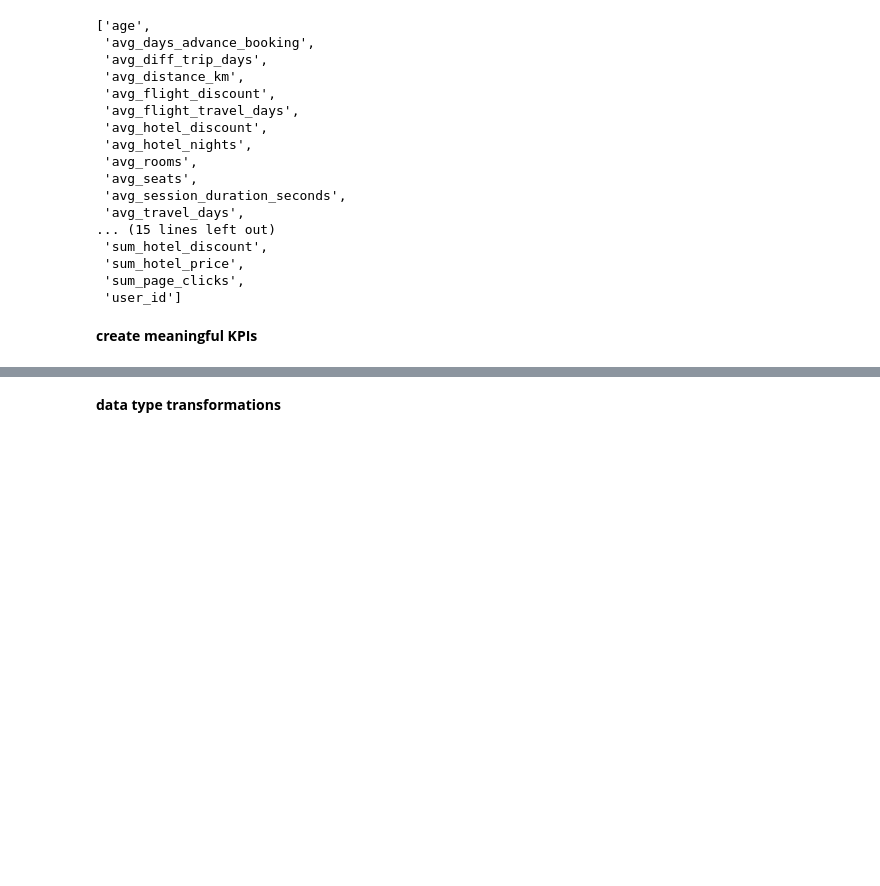
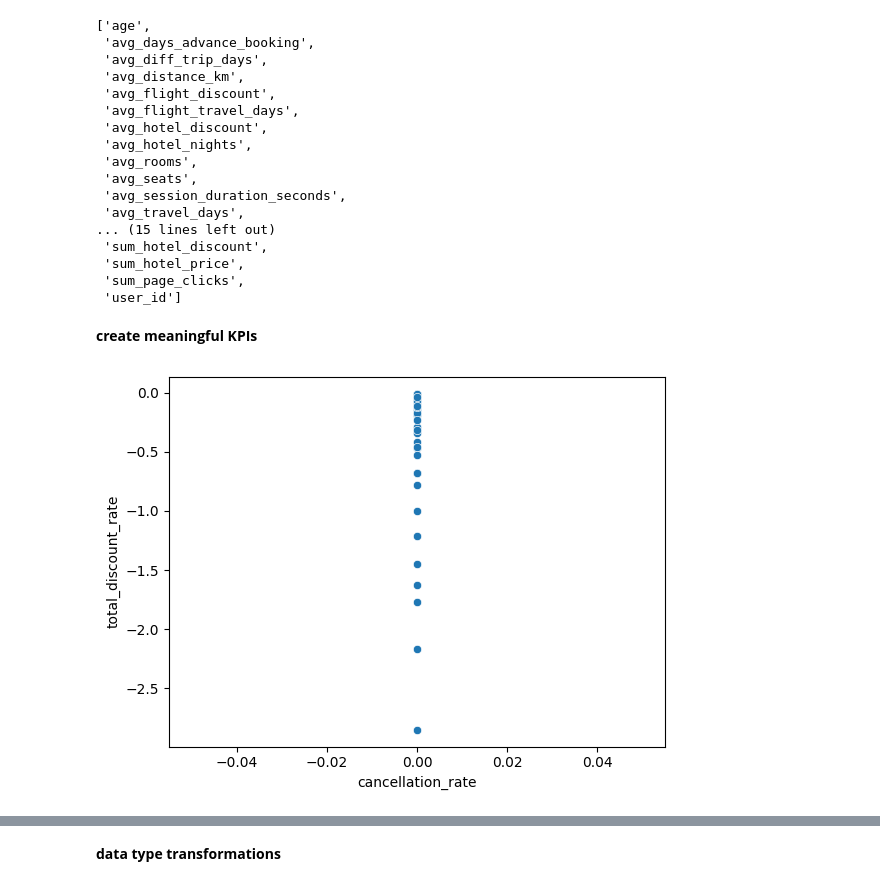
Before and after one commit to bfreiheit/customer_segmentation, a Jupyter notebook: notebooks/EDA.ipynb, the cells around one changed output, grey strips where cells are left out. Cells and saved outputs as stored; diff of their text form; code cells hidden in the pictures; blank space fills up the shorter version.

```diff
--- a/notebooks/EDA.ipynb
+++ b/notebooks/EDA.ipynb
@@ -74,3 +74,9 @@ cohort['total_discount_rate'] = round((cohort['sum_flight_discount'] + cohort['s
 cohort['discount_per_km'] = cohort['sum_flight_discount'] / cohort['sum_distance_km']
 
 cohort['cancellation_rate'] = cohort['cnt_cancellations'] / cohort['cnt_trips']
+# %%
+cohort_sub = cohort[(cohort['total_discount_rate'] < 0) | (cohort['cancellation_rate'] < 0)]
+sns.scatterplot(data=cohort_sub, x='cancellation_rate', y='total_discount_rate')
+plt.show()
+# %% [output]
+[figure, added]
```
Also changed, not shown: parts of 3 cells of this notebook, 5 other files.
